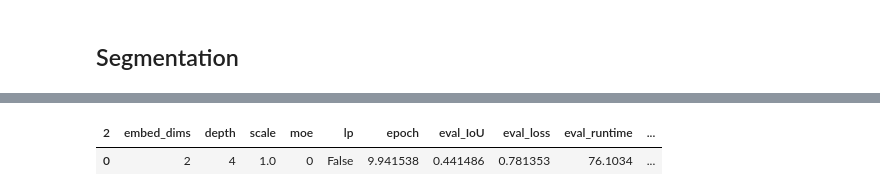
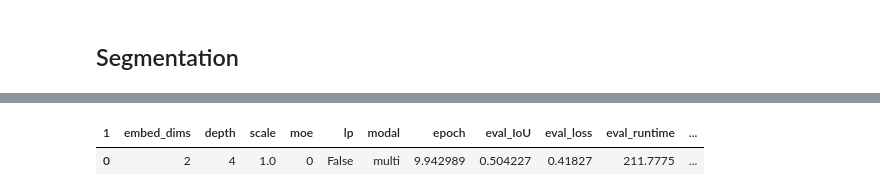
Before and after one commit to uiuctml/GeospatialFM, a Jupyter notebook: collect_results.ipynb, the cells around one changed output, grey strips where cells are left out. Cells and saved outputs as stored; diff of their text form; code cells hidden in the pictures.

```diff
--- a/collect_results.ipynb
+++ b/collect_results.ipynb
@@ -110,12 +162,12 @@ df_all_stat
 # %%
 dataset = 'dfc2020'
 metric_name = 'eval_IoU'
 
-df_all, df_all_stat = collect_results(model_name, dataset, metric_name, filter_key={"ckpt": 73800})
+df_all, df_all_stat = collect_results(model_name, dataset, metric_name, filter_key={"ckpt": 73800, "modal": "multi"})
 df_all_stat
 # %% [output]
-| 2 | embed_dims | depth | scale | moe | lp | epoch | eval_IoU | eval_loss | eval_runtime | ... |
-| 0 | 2 | 4 | 1.0 | 0 | False | 9.941538 | 0.441486 | 0.781353 | 76.1034 | ... |
+| 1 | embed_dims | depth | scale | moe | lp | modal | epoch | eval_IoU | eval_loss | eval_runtime | ... |
+| 0 | 2 | 4 | 1.0 | 0 | False | multi | 9.942989 | 0.504227 | 0.41827 | 211.7775 | ... |
 # %%
 dataset = 'marida'
 metric_name = 'eval_IoU'
```
Also changed, not shown: parts of 10 cells of this notebook, 4 other files.
